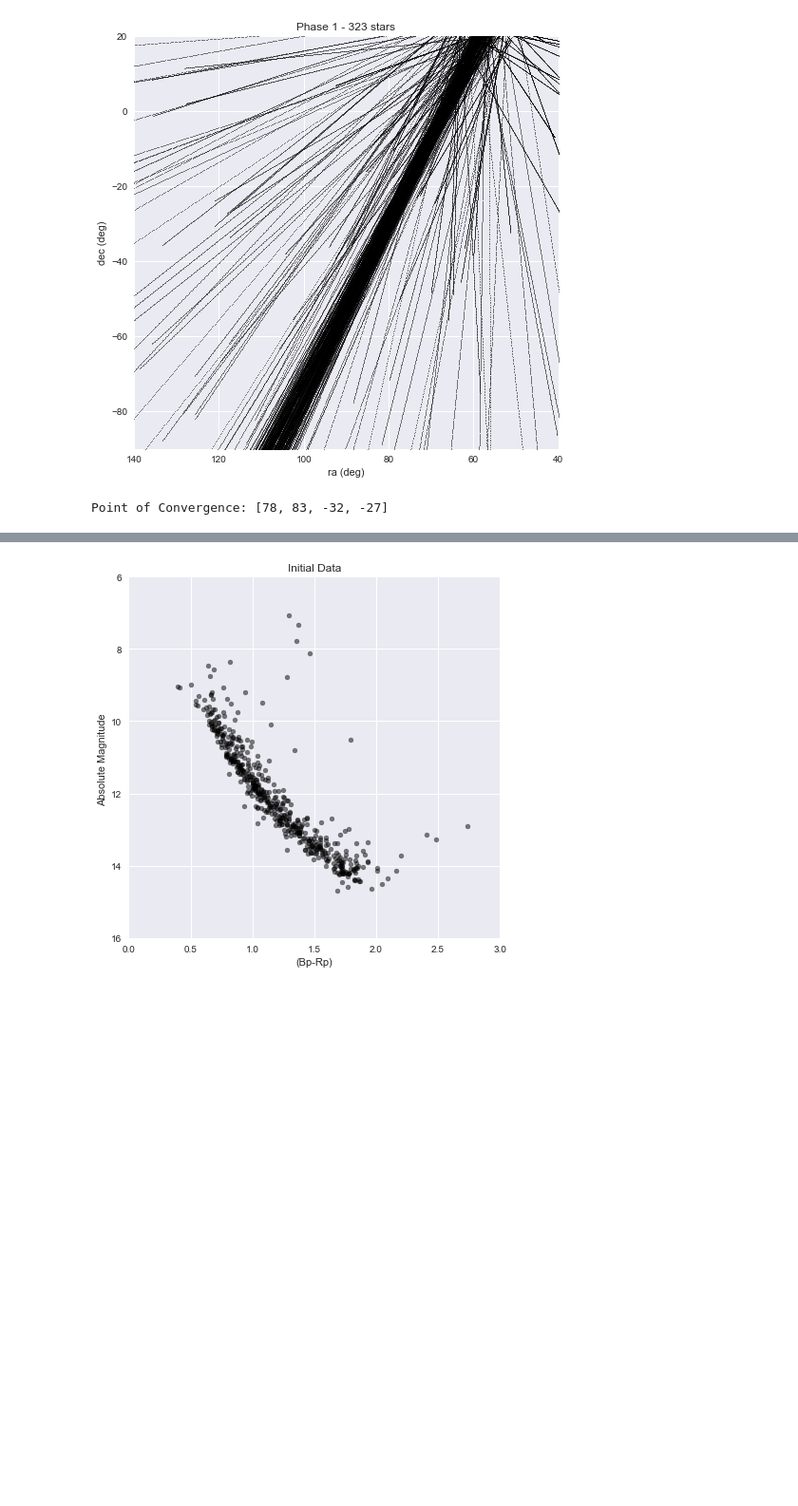
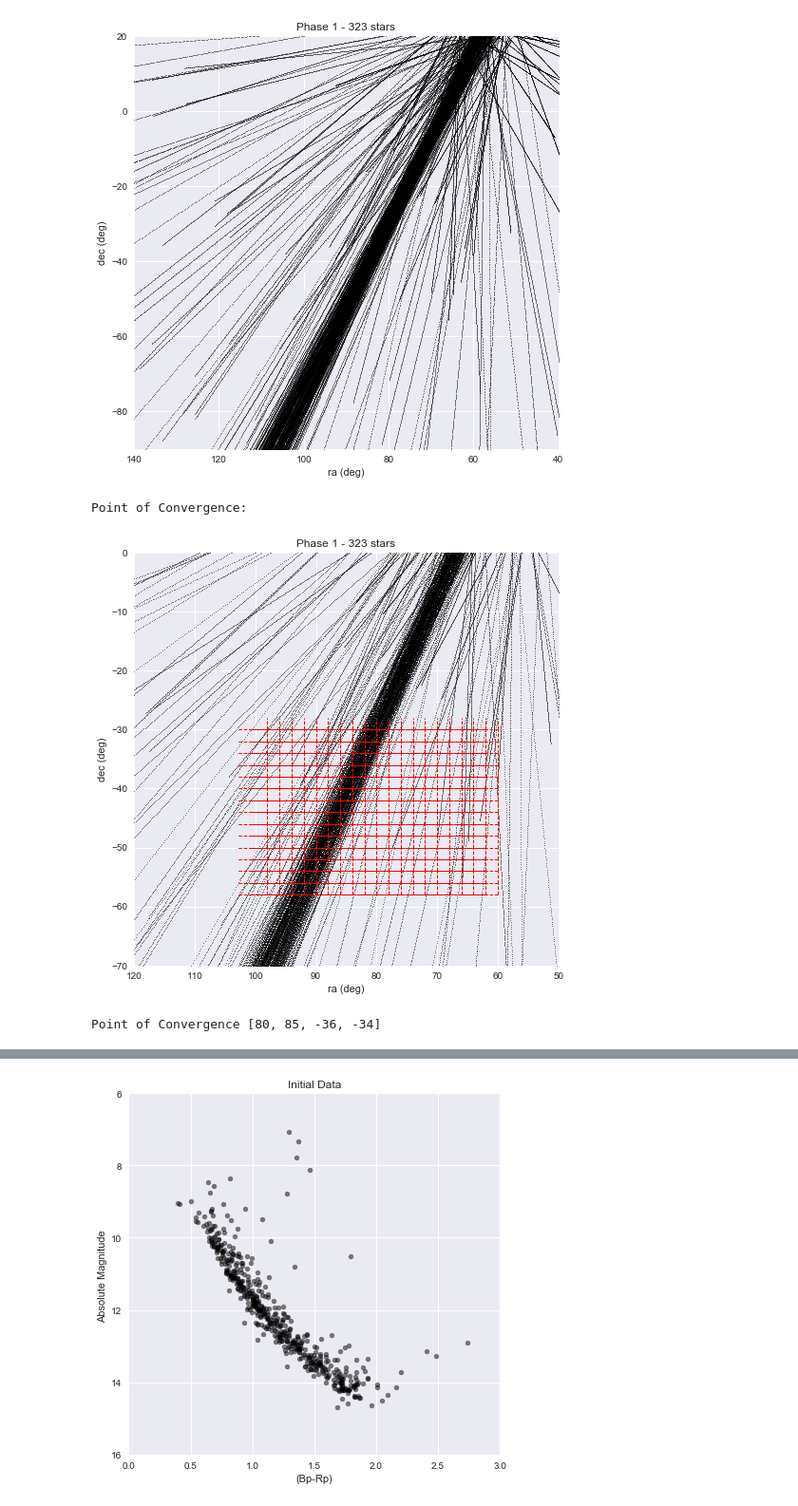
Before and after one commit to lrbuechner/Pleiades-Open-Cluster, a Jupyter notebook: Pleiades Open Cluster.ipynb, the cells around one changed output, grey strips where cells are left out. Shown at 95% size. Saved outputs shown, nothing was run; the diff lists cells and outputs as text; code cells hidden in the pictures; blank space fills up the shorter version.

```diff
--- a/Pleiades Open Cluster.ipynb
+++ b/Pleiades Open Cluster.ipynb
@@ -239,36 +241,58 @@ plt.show()
 [figure]
 # %%
 # Point of Convergence Determination
+
+stars = {}
+plt.figure(figsize=(8,8))
+plt.ylabel('dec (deg)')
+plt.xlabel('ra (deg)')
+plt.xlim([120,50,])
+plt.ylim([-70,0])
+plt.title('Phase 1 - {} stars'.format(len(members)))
+for i in range(len(members)):
+    ra = []
+    dec = []
+    for x in range(1,5000,10):
+        ra.append(ra0[i]+(pmra[i]*x*2000))
+        dec.append(dec0[i]+(pmdec[i]*x*2000))
+    stars[i] = [ra,dec]
+    plt.scatter(ra, dec, s = .2, c = 'k'  )
 
 partitions = {}
 
 step_ra = 5
-step_dec = 5
+step_dec = 2
 BOX = 0
-RA = np.arange(50,100,2) #2.5
+RA = np.arange(60,100,2) #2.5
 DEC = np.arange(-30,-60,-2) #2.5
 
 for R in RA:
     for D in DEC:
         appearance = 0
         for i in range(len(stars)):
             for j in range(len(stars[i][0])):
                 if stars[i][0][j] > R and stars[i][0][j] < R + step_ra \
                 and stars[i][1][j] > D and stars[i][1][j] < D + step_dec:
                     appearance += 1
         #print(BOX,'Freq',appearance, '-- {} <= ra <= {} | {} <= dec <= {}'.format(R,R+step_ra,D,D+step_dec))
         partitions[BOX] = [appearance,R,R+step_ra,D,D+step_dec]
+        plt.plot([R,R+step_ra],[D,D],color='r',linestyle = 'dashed',linewidth = 1)
+        plt.plot([R,R],[D,D+step_dec],color = 'r',linestyle = 'dashed',linewidth = 1)
         BOX += 1
 
 boxes = [(num-1,partitions[i]) for num ,i in enumerate(partitions,1)]
 for i in range(len(boxes)):
     if boxes[i][1] == max([boxes[i][1] for i in range(len(boxes))]):
         print('Point of Convergence: ',end= '')
         POC = partitions[boxes[i][0]][1:]
 
-print(POC)
+
+plt.show()
+print('Point of Convergence',POC)
 # %% [output]
-Point of Convergence: [78, 83, -32, -27]
+Point of Convergence:
+[figure, added]
+Point of Convergence [80, 85, -36, -34]
 # %%
 ra0, dec0 = members['ra'], members['dec']
 pmra, pmdec = mas_deg(members['pmra']), mas_deg(members['pmdec'])
```
Also changed, not shown: parts of 14 cells of this notebook.
